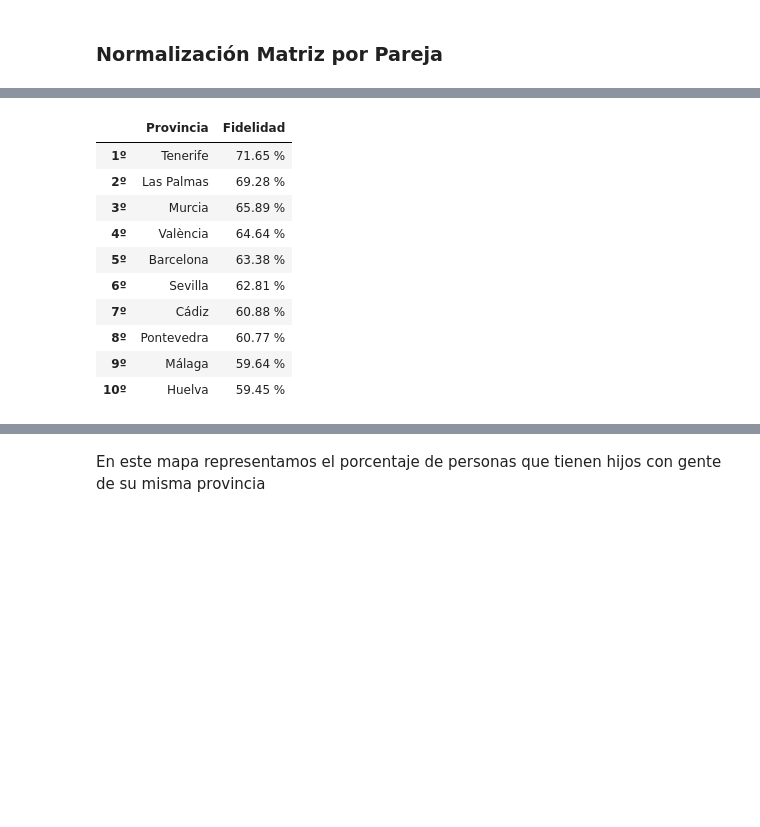
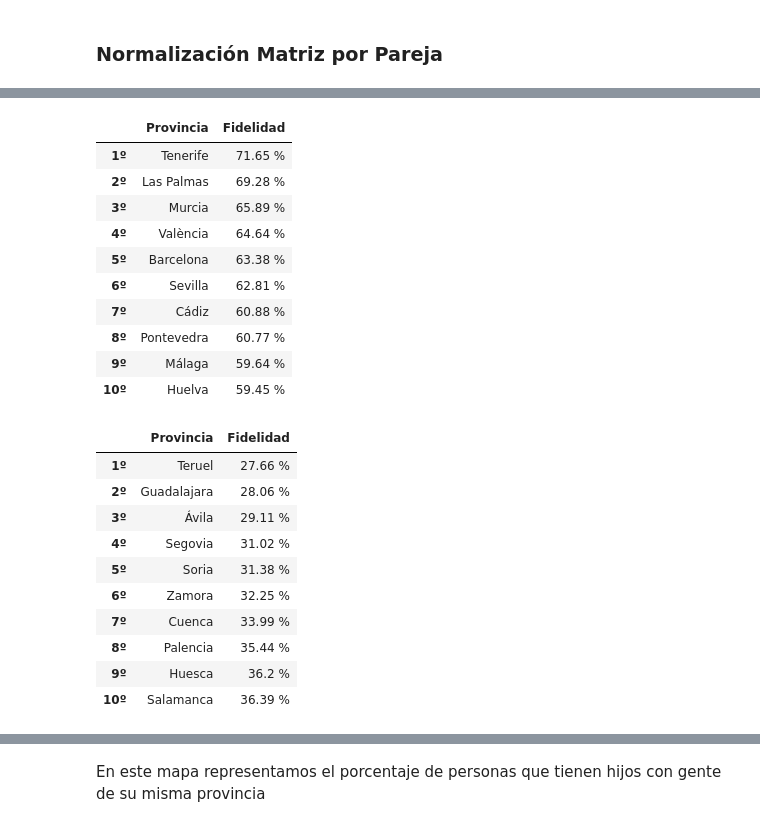
Before and after one commit to braisseara/blog, a Jupyter notebook: entradas_ipynb/relaciones_interprovinciales_en_espanha.ipynb, the cells around one changed output, grey strips where cells are left out. Cells and saved outputs as stored; diff of their text form; code cells hidden in the pictures; blank space fills up the shorter version.

```diff
--- a/entradas_ipynb/relaciones_interprovinciales_en_espanha.ipynb
+++ b/entradas_ipynb/relaciones_interprovinciales_en_espanha.ipynb
@@ -468,19 +476,32 @@ def top_serie(serie, top = 10, que = 'max', x = 'values', funcion_values = lambd
         elif funcion_values == '%':
             funcion_values = lambda x : str(round(x*100,2)) + ' %'
     df[x] = df[x].apply(funcion_values)
+    df.name= "frre"
     return(df.head(top))
 # %%
 fidelidad = get_diagonal(matrices_pareja_normal[año])
-top_serie(fidelidad, x = 'Fidelidad', funcion_values = '%')
+display(top_serie(fidelidad, x = 'Fidelidad', funcion_values = '%'))
+display(top_serie(fidelidad, que = 'min', x = 'Fidelidad', funcion_values = '%'))
 # %% [output]
 |  | Provincia | Fidelidad |
 | 1º | Tenerife | 71.65 % |
 | 2º | Las Palmas | 69.28 % |
 | 3º | Murcia | 65.89 % |
 | 4º | València | 64.64 % |
 | 5º | Barcelona | 63.38 % |
 | 6º | Sevilla | 62.81 % |
 | 7º | Cádiz | 60.88 % |
 | 8º | Pontevedra | 60.77 % |
 | 9º | Málaga | 59.64 % |
 | 10º | Huelva | 59.45 % |
+|  | Provincia | Fidelidad |
+| 1º | Teruel | 27.66 % |
+| 2º | Guadalajara | 28.06 % |
+| 3º | Ávila | 29.11 % |
+| 4º | Segovia | 31.02 % |
+| 5º | Soria | 31.38 % |
+| 6º | Zamora | 32.25 % |
+| 7º | Cuenca | 33.99 % |
+| 8º | Palencia | 35.44 % |
+| 9º | Huesca | 36.2 % |
+| 10º | Salamanca | 36.39 % |
```
Also changed, not shown: parts of 16 cells of this notebook, 2 other files.
